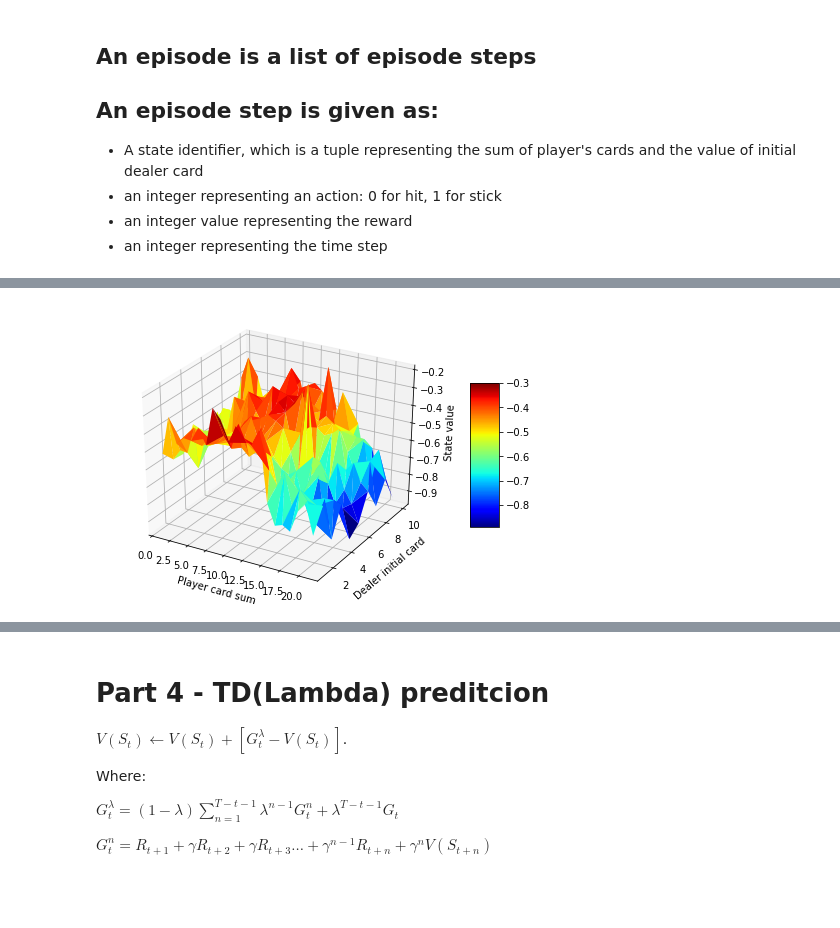
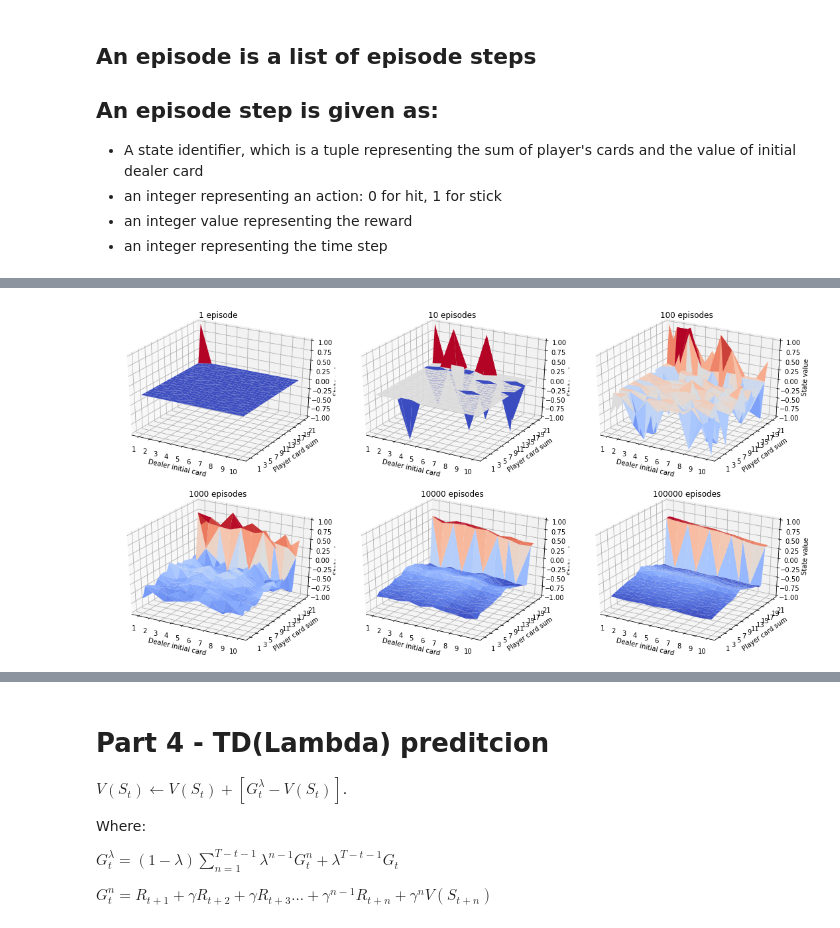
Before and after one commit to renato-scaroni/ReinforcementLearning-knowledgeBase, a Jupyter notebook: Implementations/easy21/Easy21-scaroni.ipynb, the cells around one changed output, grey strips where cells are left out. Saved outputs shown, nothing was run; the diff lists cells and outputs as text; code cells hidden in the pictures; blank space fills up the shorter version.

```diff
--- a/Implementations/easy21/Easy21-scaroni.ipynb
+++ b/Implementations/easy21/Easy21-scaroni.ipynb
@@ -327,8 +419,8 @@ plotValueFunction(v)
 
 def TDZeroPrediction(episodes, gamma = .9):
     # Generic TD (0) initialization
-    v = defaultdict(lambda: 0)
-    n = defaultdict(lambda: 0)
+    v = dict.fromkeys(product(range(1, 22), range(1, 11)), 0)
+    n = dict.fromkeys(product(range(1, 22), range(1, 11)), 0)
     # TD (0) Prediction for given policy
     for episode in episodes:
         for t in range(len(episode)):
@@ -352,10 +434,17 @@ plotValueFunction(v)
-# %%
-##################################################################################################
-# TD (0) for Arbitrary Policy episodes
-##################################################################################################
-
-v = TDZeroPrediction(episodesArbitraryPlayerPolicy)
-
-plotValueFunction(v)
-# %% [output]
-[figure, removed]
+# %%
+##################################################################################################
+# TD (0) for Default Policy episodes
+##################################################################################################
+
+# v = TDZeroPrediction(Game(DefaultPlayerPolicy()).SimulateMultipleEpisodes(1))
+# plotValueFunction(v)
+
+vs = []
+sizes = [1, 10, 100, 1000, 10000, 100000]
+for i in sizes:
+    episodes = Game(DefaultPlayerPolicy()).SimulateMultipleEpisodes(i)
+    vs.append(TDZeroPrediction(episodes))
+
+plotMutipleValueFunction(vs, sizes)
+# %% [output]
+[figure, added]
```
Also changed, not shown: parts of 32 cells of this notebook, 1 other file.
